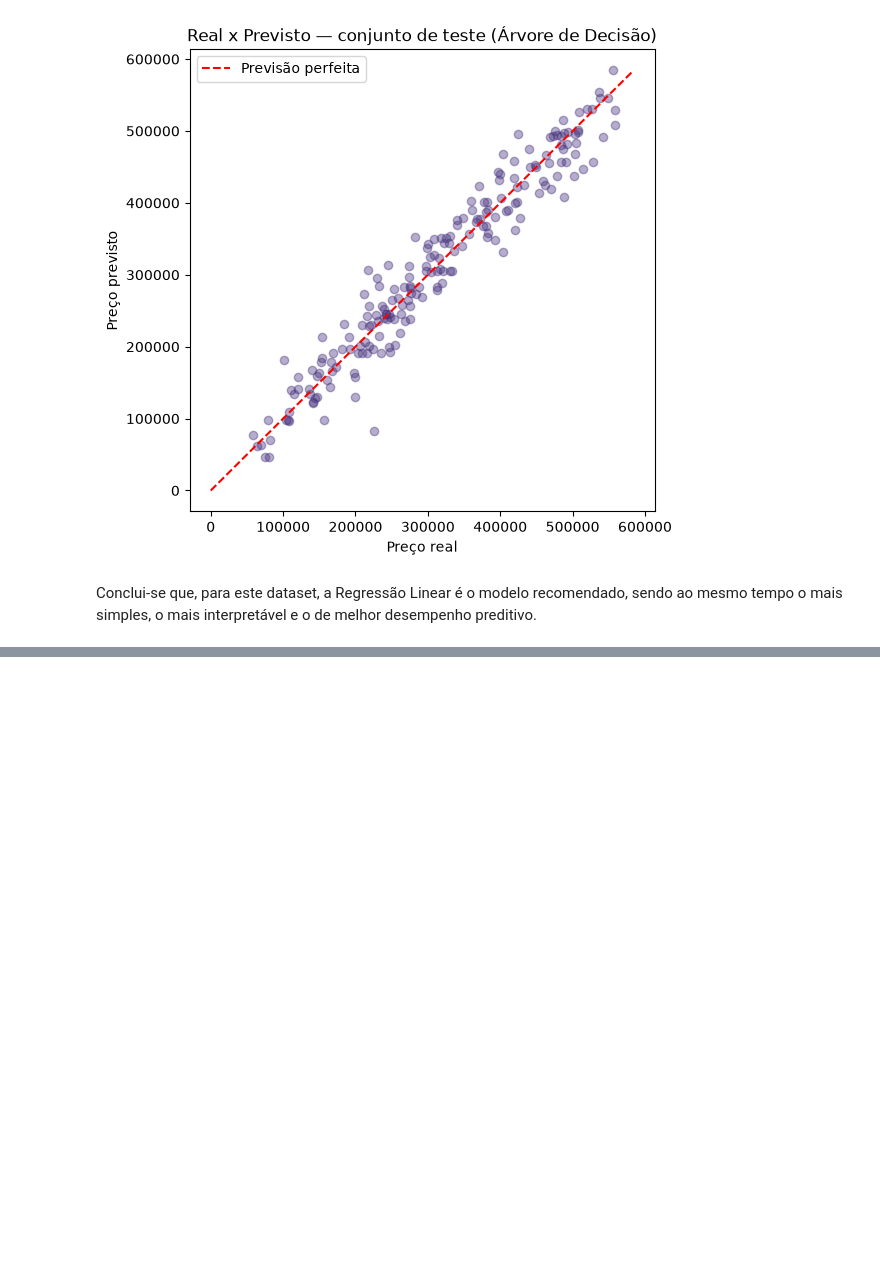
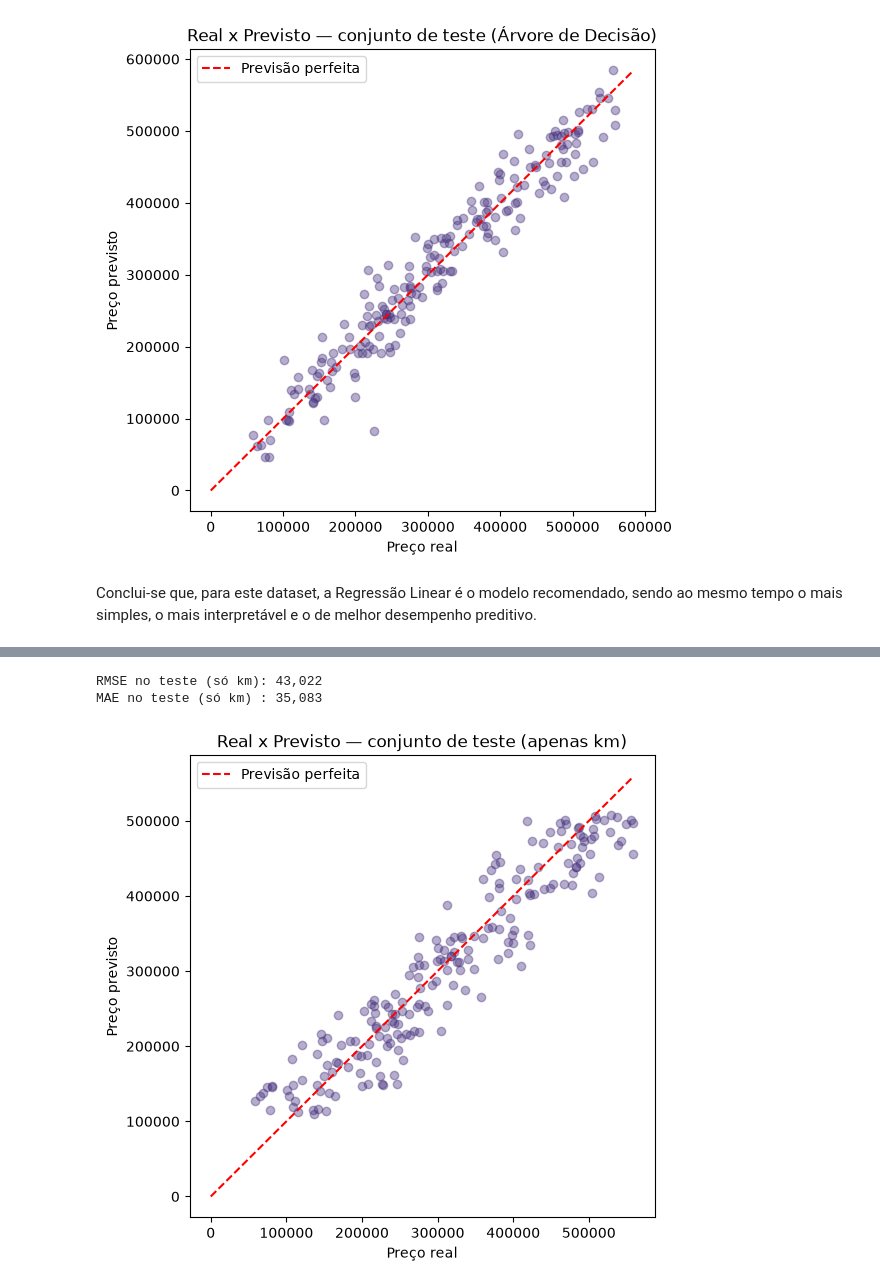
Before and after one commit to Lucas-O-S/N1B1-Regressao, a Jupyter notebook: N1_Grupo_6_IA.ipynb, the cells around one changed output, grey strips where cells are left out. Saved outputs shown, nothing was run; the diff lists cells and outputs as text; code cells hidden in the pictures; blank space fills up the shorter version.

```diff
--- a/N1_Grupo_6_IA.ipynb
+++ b/N1_Grupo_6_IA.ipynb
@@ -440,0 +471,24 @@ Conclui-se que, para este dataset, a Regressão Linear é o modelo recomendado,
+# %%
+#treina o melhor modelo (Regressão Linear) só com km e avalia no teste
+modelo_km = LinearRegression()
+modelo_km.fit(X_train_km_prepared, y_train)
+preds_km = modelo_km.predict(X_test_km_prepared)
+
+rmse_km = mean_squared_error(y_test, preds_km) ** 0.5
+mae_km = mean_absolute_error(y_test, preds_km)
+print(f"RMSE no teste (só km): {rmse_km:,.0f}")
+print(f"MAE no teste (só km) : {mae_km:,.0f}")
+
+plt.figure(figsize=(6, 6))
+plt.scatter(y_test, preds_km, alpha=0.4)
+lims = [0, max(y_test.max(), preds_km.max())]
+plt.plot(lims, lims, 'r--', label='Previsão perfeita')
+plt.xlabel("Preço real")
+plt.ylabel("Preço previsto")
+plt.legend()
+plt.title("Real x Previsto — conjunto de teste (apenas km)")
+plt.show()
+# %% [output]
+RMSE no teste (só km): 43,022
+MAE no teste (só km) : 35,083
+[figure, added]
```
Also changed, not shown: parts of 3 cells of this notebook.
